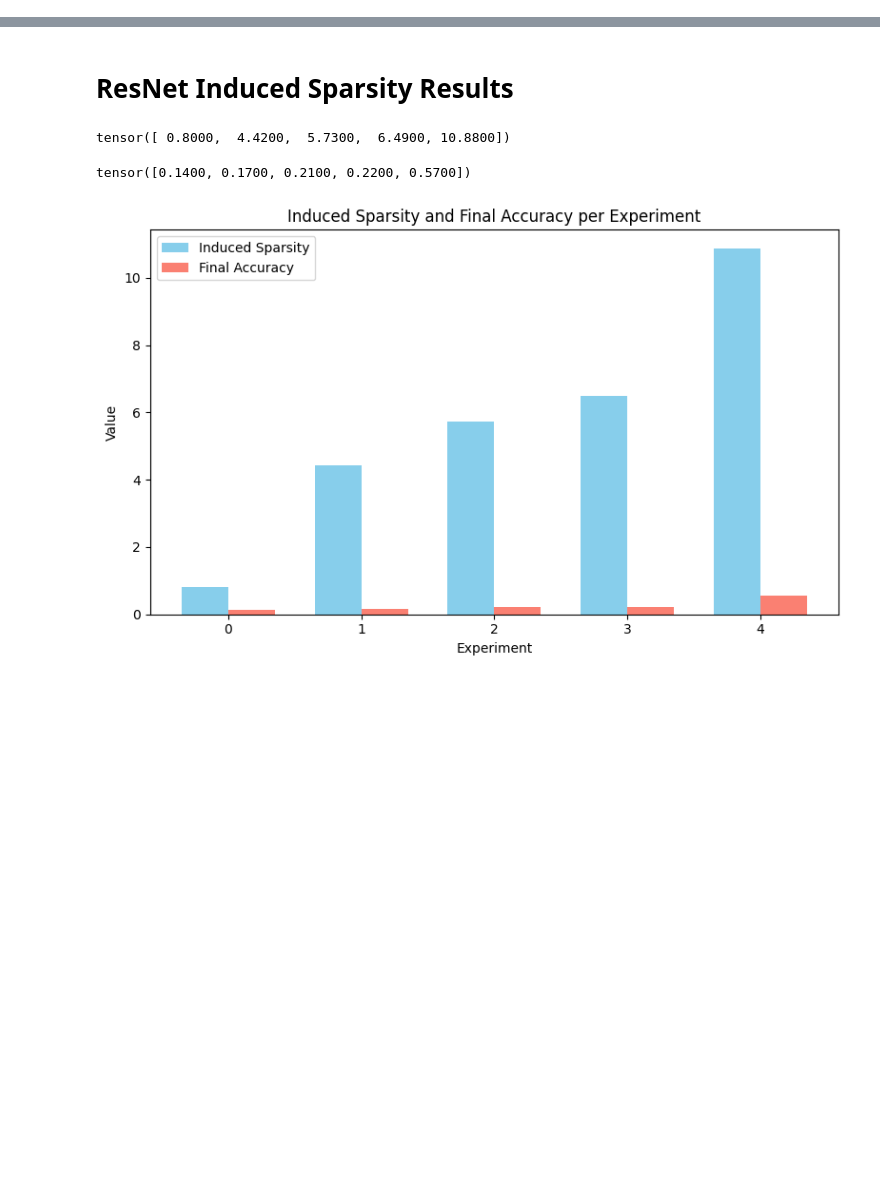
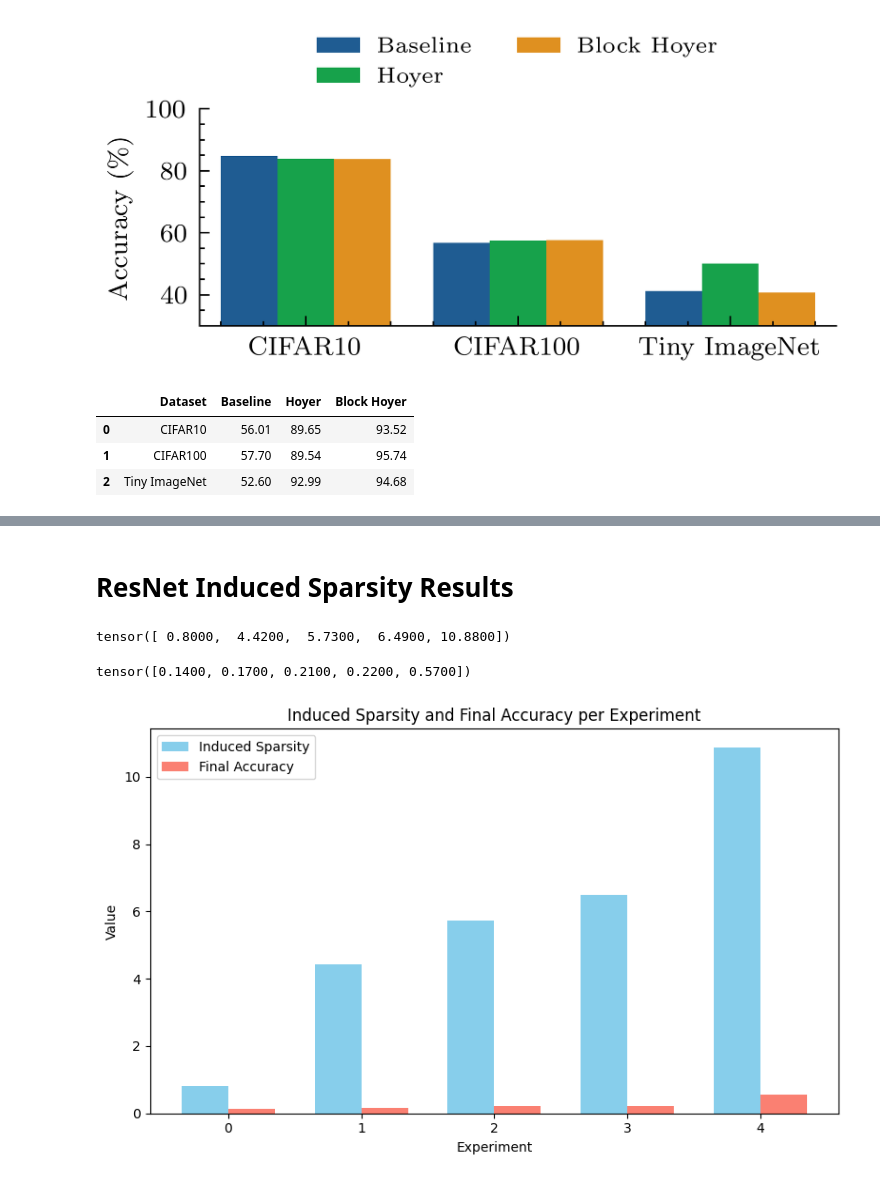
Before and after one commit to Didanny/activation-sparsity, a Jupyter notebook: plots.ipynb, the cells around one changed output, grey strips where cells are left out. Saved outputs shown, nothing was run; the diff lists cells and outputs as text; code cells hidden in the pictures; blank space fills up the shorter version.

Commit message:
Plot sparsification results

```diff
--- a/plots.ipynb
+++ b/plots.ipynb
@@ -24,0 +53,3 @@ SHOW = True
+# %%
+df_accuracy = pd.melt(df_accuracy, id_vars=['Dataset'], value_vars=['Baseline', 'Hoyer', 'Block Hoyer'])
+df_accuracy
@@ -24,0 +67,43 @@ SHOW = True
+# %%
+y_axis_label = 'Accuracy (\%)'
+
+with plt.style.context(['science', 'ieee']):
+    plt.rcParams['axes.prop_cycle'] = sci_cycle
+    plt.figure(figsize=(column_width, 1.2))
+    ax = sns.barplot(data=df_accuracy, x='Dataset', y='value', hue='variable')
+    # ax.set_yscale('log')
+    ax.legend(title='', loc='lower center', bbox_to_anchor=(0.5, 1.06), ncol=2, fancybox=True, shadow=True, borderaxespad=0, fontsize='small')
+
+    # Set custom axis labels
+    ax.set_xlabel('')
+    ax.set_ylabel(y_axis_label)
+    ax.set_ylim(30,100)
+
+    # Despine the plot (remove right and top spines)
+    sns.despine()
+
+    # Remove tick labels from the top and right sides of the figure
+    plt.tick_params(axis='both', which='both', top=False, right=False)
+
+    # Rotatce xticks
+    # plt.xticks(rotation=40)
+
+    # Manually add horizontal grid lines behind the bars
+    # y_ticks = ax.get_yticks()
+    # for y in y_ticks:
+        # ax.axhline(y, color='gray', linestyle='--', linewidth=0.5, zorder=0)
+
+    if SHOW:
+        plt.show()
+    else:
+        plt.savefig('./results/plots/swapping_barplot.pgf', bbox_inches='tight')
+        plt.close()
+# %% [output]
+[figure, added]
+# %%
+df_sparsity
+# %% [output]
+|  | Dataset | Baseline | Hoyer | Block Hoyer |
+| 0 | CIFAR10 | 56.01 | 89.65 | 93.52 |
+| 1 | CIFAR100 | 57.70 | 89.54 | 95.74 |
+| 2 | Tiny ImageNet | 52.60 | 92.99 | 94.68 |
```
Also changed, not shown: parts of 9 cells of this notebook, 8 other files.
